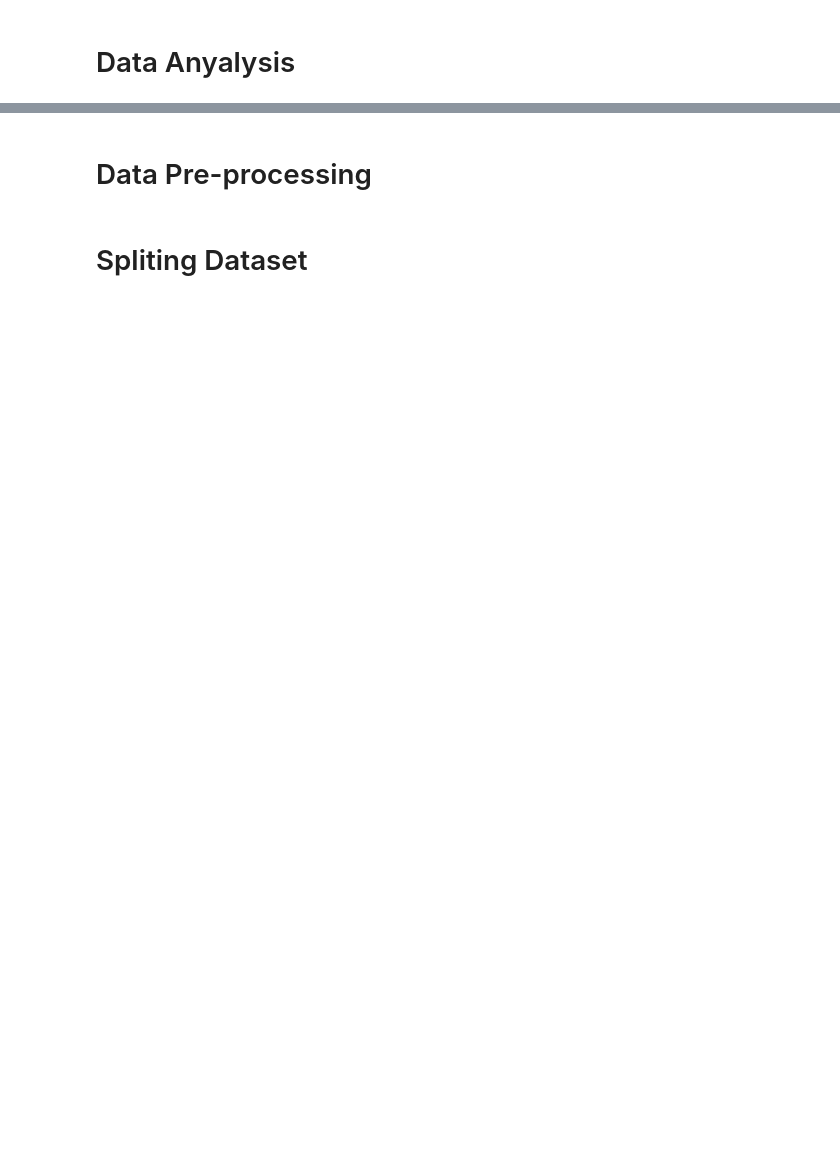
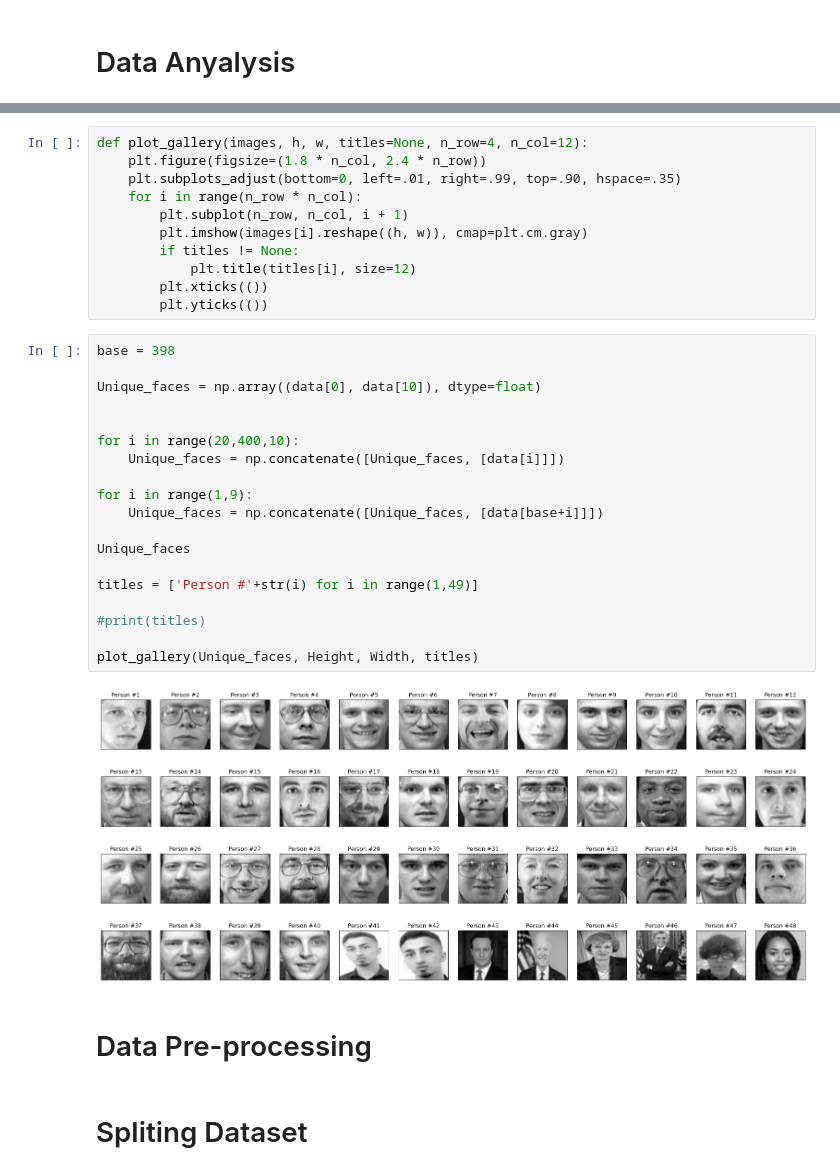
Before and after one commit to danyal01/Dissertation-Facial-Recognition, a Jupyter notebook: FacialRecognition-ML.ipynb, the cells around one changed output, grey strips where cells are left out. Cells and saved outputs as stored; diff of their text form; blank space fills up the shorter version.

```diff
--- a/FacialRecognition-ML.ipynb
+++ b/FacialRecognition-ML.ipynb
@@ -80,3 +94,35 @@ Size of each image is 64 x 64
+# %%
+def plot_gallery(images, h, w, titles=None, n_row=4, n_col=12):
+    plt.figure(figsize=(1.8 * n_col, 2.4 * n_row))
+    plt.subplots_adjust(bottom=0, left=.01, right=.99, top=.90, hspace=.35)
+    for i in range(n_row * n_col):
+        plt.subplot(n_row, n_col, i + 1)
+        plt.imshow(images[i].reshape((h, w)), cmap=plt.cm.gray)
+        if titles != None:
+            plt.title(titles[i], size=12)
+        plt.xticks(())
+        plt.yticks(())
+# %%
+base = 398
+
+Unique_faces = np.array((data[0], data[10]), dtype=float)
+
+
+for i in range(20,400,10):
+    Unique_faces = np.concatenate([Unique_faces, [data[i]]])
+
+for i in range(1,9):
+    Unique_faces = np.concatenate([Unique_faces, [data[base+i]]])
+
+Unique_faces
+
+titles = ['Person #'+str(i) for i in range(1,49)]
+
+#print(titles)
+
+plot_gallery(Unique_faces, Height, Width, titles)
+# %% [output]
+[figure, added]
 # %% [markdown]
 # Data Pre-processing
 # %% [markdown]
```
Also changed, not shown: parts of 12 cells of this notebook.
